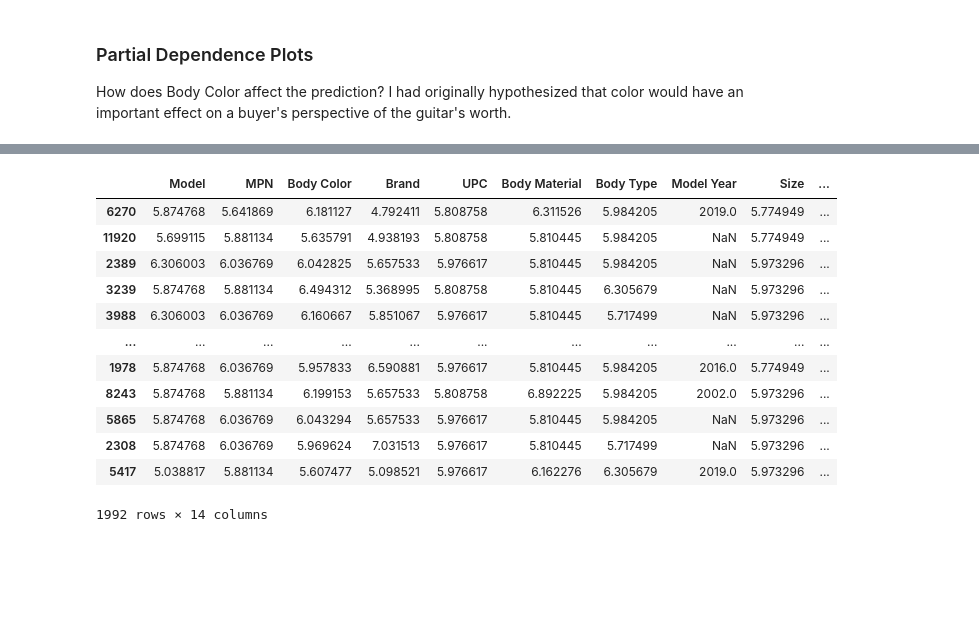
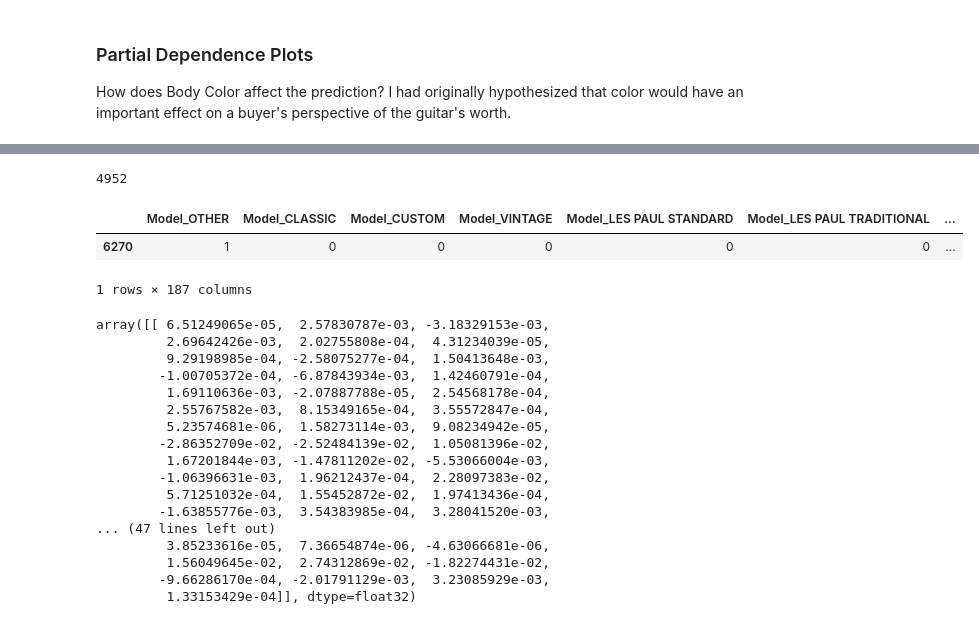
Before and after one commit to jose-marquez89/predict-guitar-value, a Jupyter notebook: IPython/modelExploration.ipynb, the cells around one changed output, grey strips where cells are left out. Saved outputs shown, nothing was run; the diff lists cells and outputs as text; code cells hidden in the pictures; blank space fills up the shorter version.

```diff
--- a/IPython/modelExploration.ipynb
+++ b/IPython/modelExploration.ipynb
@@ -464,16 +466,9 @@ pdp_plot(isolated, feature_name=feature);
-# %%
-X_val_encoded
-# %% [output]
-|  | Model | MPN | Body Color | Brand | UPC | Body Material | Body Type | Model Year | Size | ... |
-| 6270 | 5.874768 | 5.641869 | 6.181127 | 4.792411 | 5.808758 | 6.311526 | 5.984205 | 2019.0 | 5.774949 | ... |
-| 11920 | 5.699115 | 5.881134 | 5.635791 | 4.938193 | 5.808758 | 5.810445 | 5.984205 | NaN | 5.774949 | ... |
-| 2389 | 6.306003 | 6.036769 | 6.042825 | 5.657533 | 5.976617 | 5.810445 | 5.984205 | NaN | 5.973296 | ... |
-| 3239 | 5.874768 | 5.881134 | 6.494312 | 5.368995 | 5.808758 | 5.810445 | 6.305679 | NaN | 5.973296 | ... |
-| 3988 | 6.306003 | 6.036769 | 6.160667 | 5.851067 | 5.976617 | 5.810445 | 5.717499 | NaN | 5.973296 | ... |
-| ... | ... | ... | ... | ... | ... | ... | ... | ... | ... | ... |
-| 1978 | 5.874768 | 6.036769 | 5.957833 | 6.590881 | 5.976617 | 5.810445 | 5.984205 | 2016.0 | 5.774949 | ... |
-| 8243 | 5.874768 | 5.881134 | 6.199153 | 5.657533 | 5.808758 | 6.892225 | 5.984205 | 2002.0 | 5.973296 | ... |
-| 5865 | 5.874768 | 6.036769 | 6.043294 | 5.657533 | 5.976617 | 5.810445 | 5.984205 | NaN | 5.973296 | ... |
-| 2308 | 5.874768 | 6.036769 | 5.969624 | 7.031513 | 5.976617 | 5.810445 | 5.717499 | NaN | 5.973296 | ... |
-| 5417 | 5.038817 | 5.881134 | 5.607477 | 5.098521 | 5.976617 | 6.162276 | 6.305679 | 2019.0 | 5.973296 | ... |
-1992 rows × 14 columns
+# %%
+X_train['Model Year'].isnull().sum()
+# initial strategy to deal with nans as it relates to getting shapley value plot
+# and partial dependence plot: find out what the imputer does to the rows and
+# find out if this weeks lecture notebooks that
+# a) use permutation importance | shap | pdpbox use any sort of encoding/imputing
+# b) if so, how do they handle the encoded columns, or imputed values
+# %% [output]
+4952
@@ -479,0 +477,30 @@ X_val_encoded
+# %%
+row = X_val_transformed.iloc[[0]]
+row
+# %% [output]
+|  | Model_OTHER | Model_CLASSIC | Model_CUSTOM | Model_VINTAGE | Model_LES PAUL STANDARD | Model_LES PAUL TRADITIONAL | ... |
+| 6270 | 1 | 0 | 0 | 0 | 0 | 0 | ... |
+1 rows × 187 columns
+# %%
+explainer = shap.TreeExplainer(model)
+shap_values = explainer.shap_values(row)
+
+shap_values
+# %% [output]
+array([[ 6.51249065e-05,  2.57830787e-03, -3.18329153e-03,
+         2.69642426e-03,  2.02755808e-04,  4.31234039e-05,
+         9.29198985e-04, -2.58075277e-04,  1.50413648e-03,
+        -1.00705372e-04, -6.87843934e-03,  1.42460791e-04,
+         1.69110636e-03, -2.07887788e-05,  2.54568178e-04,
+         2.55767582e-03,  8.15349165e-04,  3.55572847e-04,
+         5.23574681e-06,  1.58273114e-03,  9.08234942e-05,
+        -2.86352709e-02, -2.52484139e-02,  1.05081396e-02,
+         1.67201844e-03, -1.47811202e-02, -5.53066004e-03,
+        -1.06396631e-03,  1.96212437e-04,  2.28097383e-02,
+         5.71251032e-04,  1.55452872e-02,  1.97413436e-04,
+        -1.63855776e-03,  3.54383985e-04,  3.28041520e-03,
+... (47 lines left out)
+         3.85233616e-05,  7.36654874e-06, -4.63066681e-06,
+         1.56049645e-02,  2.74312869e-02, -1.82274431e-02,
+        -9.66286170e-04, -2.01791129e-03,  3.23085929e-03,
+         1.33153429e-04]], dtype=float32)
```
Also changed, not shown: parts of 14 cells of this notebook.
